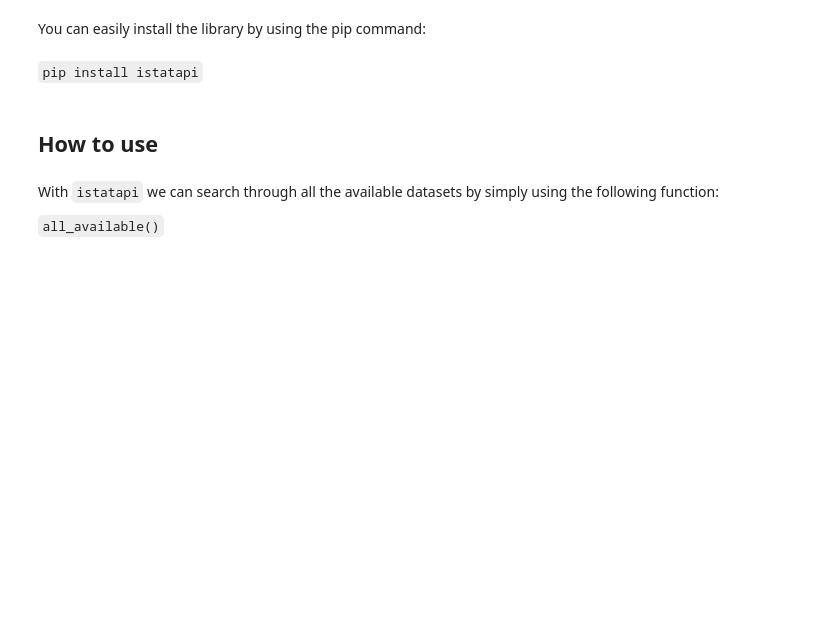
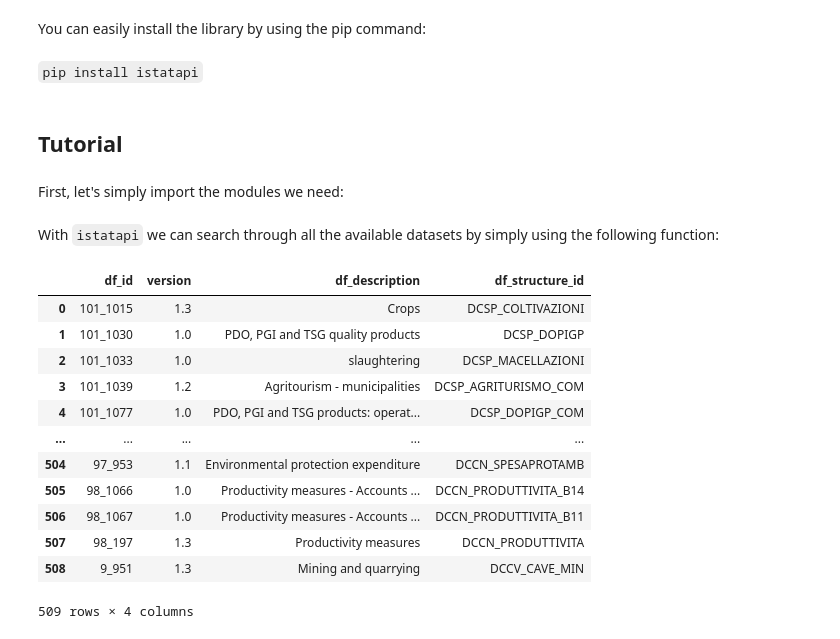
Before and after one commit to Attol8/istatapi, a Jupyter notebook: _proc/index.ipynb, the cells around one changed output. Cells and saved outputs as stored; diff of their text form; code cells hidden in the pictures; blank space fills up the shorter version.

Commit message:
update tutorial

```diff
--- a/_proc/index.ipynb
+++ b/_proc/index.ipynb
@@ -22,5 +22,7 @@ Whether you are an existing organization, a curious individual or an academic re
 You can easily install the library by using the pip command:
 # %% [markdown]
 `pip install istatapi`
-# %% [markdown]
-## How to use
+# %% [markdown]
+## Tutorial
+# %% [markdown]
+First, let's simply import the modules we need:
@@ -27,4 +32,18 @@ You can easily install the library by using the pip command:
 # %% [markdown]
 With `istatapi` we can search through all the available datasets by simply using the following function:
-
-`all_available()`
+# %%
+discovery.all_available()
+# %% [output]
+|  | df_id | version | df_description | df_structure_id |
+| 0 | 101_1015 | 1.3 | Crops | DCSP_COLTIVAZIONI |
+| 1 | 101_1030 | 1.0 | PDO, PGI and TSG quality products | DCSP_DOPIGP |
+| 2 | 101_1033 | 1.0 | slaughtering | DCSP_MACELLAZIONI |
+| 3 | 101_1039 | 1.2 | Agritourism - municipalities | DCSP_AGRITURISMO_COM |
+| 4 | 101_1077 | 1.0 | PDO, PGI and TSG products: operat... | DCSP_DOPIGP_COM |
+| ... | ... | ... | ... | ... |
+| 504 | 97_953 | 1.1 | Environmental protection expenditure | DCCN_SPESAPROTAMB |
+| 505 | 98_1066 | 1.0 | Productivity measures - Accounts ... | DCCN_PRODUTTIVITA_B14 |
+| 506 | 98_1067 | 1.0 | Productivity measures - Accounts ... | DCCN_PRODUTTIVITA_B11 |
+| 507 | 98_197 | 1.3 | Productivity measures | DCCN_PRODUTTIVITA |
+| 508 | 9_951 | 1.3 | Mining and quarrying | DCCV_CAVE_MIN |
+509 rows × 4 columns
```
Also changed, not shown: parts of 16 cells of this notebook, 3 other files.
